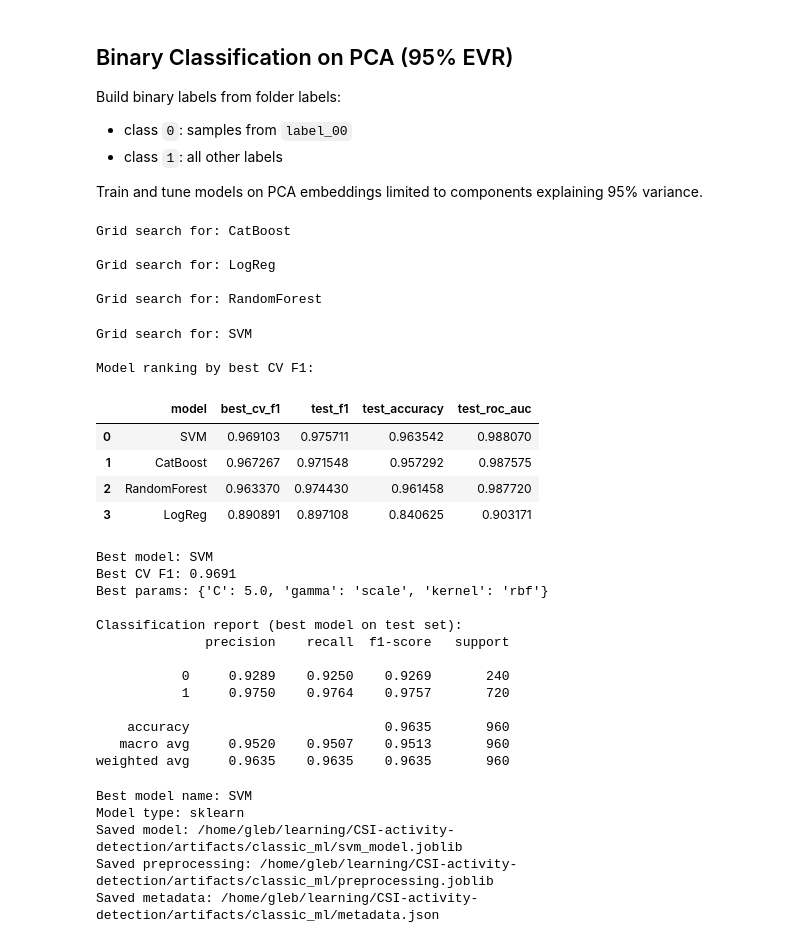
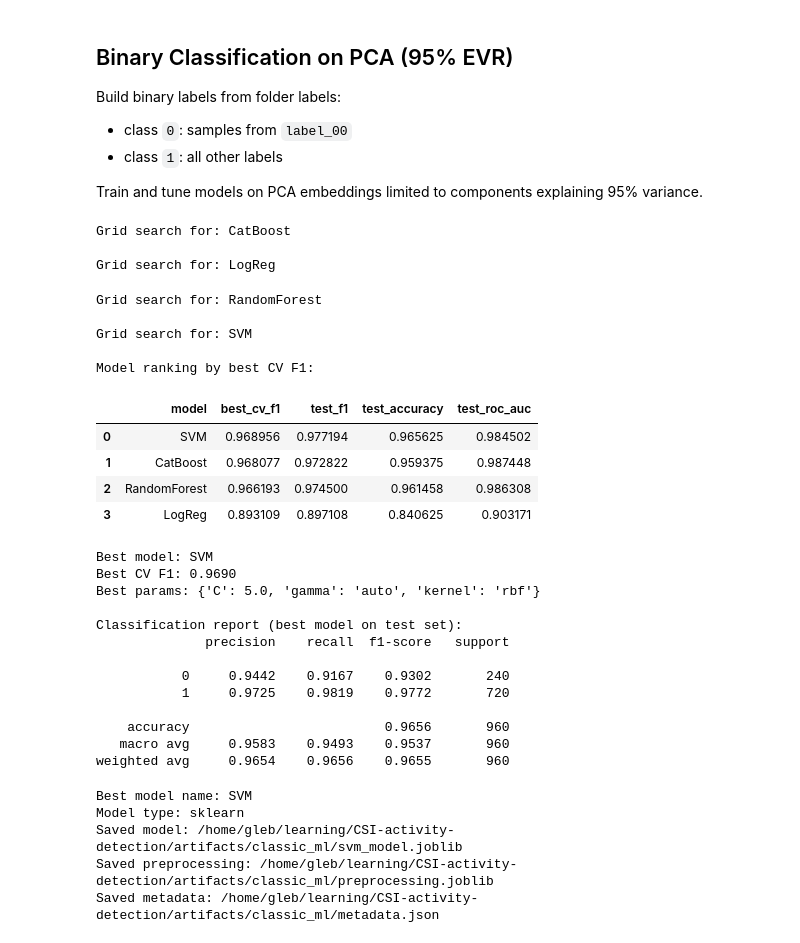
Before and after one commit to Pozovi23/CSI-activity-detection, a Jupyter notebook: experiments_notebooks/classic_ml_train.ipynb, the cells around one changed output. Cells and saved outputs as stored; diff of their text form; code cells hidden in the pictures.

```diff
--- a/experiments_notebooks/classic_ml_train.ipynb
+++ b/experiments_notebooks/classic_ml_train.ipynb
@@ -384,7 +384,7 @@ Train and tune models on PCA embeddings limited to components explaining 95% var
 import sys
 import subprocess
 
-from sklearn.model_selection import StratifiedKFold, GridSearchCV
+from sklearn.model_selection import StratifiedGroupKFold, GridSearchCV
 from sklearn.metrics import accuracy_score, f1_score, roc_auc_score, classification_report
 from sklearn.linear_model import LogisticRegression
 from sklearn.ensemble import RandomForestClassifier
@@ -397,7 +397,8 @@ except ImportError:
     subprocess.check_call([sys.executable, '-m', 'pip', 'install', 'catboost', '-q'])
     from catboost import CatBoostClassifier
 
-cv = StratifiedKFold(n_splits=5, shuffle=True, random_state=42)
+cv = StratifiedGroupKFold(n_splits=5, shuffle=True, random_state=42)
+train_cv_groups = [str(file_to_group[fp]) for fp in train_files]
 
 model_spaces = {
     'CatBoost': (
@@ -453,7 +454,7 @@ for model_name, (estimator, param_grid) in model_spaces.items():
         n_jobs=-1,
         refit=True
     )
-    search.fit(X_train_pca_95, y_train)
+    search.fit(X_train_pca_95, y_train, groups=train_cv_groups)
 
     best_model = search.best_estimator_
     y_pred = best_model.predict(X_test_pca_95)
@@ -472,52 +473,52 @@ for model_name, (estimator, param_grid) in model_spaces.items():
         'test_accuracy': accuracy_score(y_test, y_pred),
         'test_roc_auc': roc_auc_score(y_test, y_proba),
         'best_params': search.best_params_
     }
     search_results.append(result)
 
     if best_search is None or search.best_score_ > best_search.best_score_:
         best_search = search
 
 results_df = pd.DataFrame(search_results).sort_values('best_cv_f1', ascending=False).reset_index(drop=True)
 print('\nModel ranking by best CV F1:')
 display(results_df[['model', 'best_cv_f1', 'test_f1', 'test_accuracy', 'test_roc_auc']])
 
 best_model_name = results_df.loc[0, 'model']
 best_model = best_search.best_estimator_
 print(f'\nBest model: {best_model_name}')
 print(f'Best CV F1: {best_search.best_score_:.4f}')
 print(f'Best params: {best_search.best_params_}')
 
 best_pred = best_model.predict(X_test_pca_95)
 print('\nClassification report (best model on test set):')
 print(classification_report(y_test, best_pred, digits=4))
 # %% [output]
 Grid search for: CatBoost
 
 Grid search for: LogReg
-
-Grid search for: RandomForest
+Grid search for: RandomForest
+
 Grid search for: SVM
 
 Model ranking by best CV F1:
 |  | model | best_cv_f1 | test_f1 | test_accuracy | test_roc_auc |
-| 0 | SVM | 0.969103 | 0.975711 | 0.963542 | 0.988070 |
-| 1 | CatBoost | 0.967267 | 0.971548 | 0.957292 | 0.987575 |
-| 2 | RandomForest | 0.963370 | 0.974430 | 0.961458 | 0.987720 |
-| 3 | LogReg | 0.890891 | 0.897108 | 0.840625 | 0.903171 |
+| 0 | SVM | 0.968956 | 0.977194 | 0.965625 | 0.984502 |
+| 1 | CatBoost | 0.968077 | 0.972822 | 0.959375 | 0.987448 |
+| 2 | RandomForest | 0.966193 | 0.974500 | 0.961458 | 0.986308 |
+| 3 | LogReg | 0.893109 | 0.897108 | 0.840625 | 0.903171 |
 Best model: SVM
-Best CV F1: 0.9691
-Best params: {'C': 5.0, 'gamma': 'scale', 'kernel': 'rbf'}
+Best CV F1: 0.9690
+Best params: {'C': 5.0, 'gamma': 'auto', 'kernel': 'rbf'}
 
 Classification report (best model on test set):
               precision    recall  f1-score   support
 
-           0     0.9289    0.9250    0.9269       240
-           1     0.9750    0.9764    0.9757       720
+           0     0.9442    0.9167    0.9302       240
+           1     0.9725    0.9819    0.9772       720
 
-    accuracy                         0.9635       960
-   macro avg     0.9520    0.9507    0.9513       960
-weighted avg     0.9635    0.9635    0.9635       960
+    accuracy                         0.9656       960
+   macro avg     0.9583    0.9493    0.9537       960
+weighted avg     0.9654    0.9656    0.9655       960
 # %%
 from pathlib import Path
 import json
```
